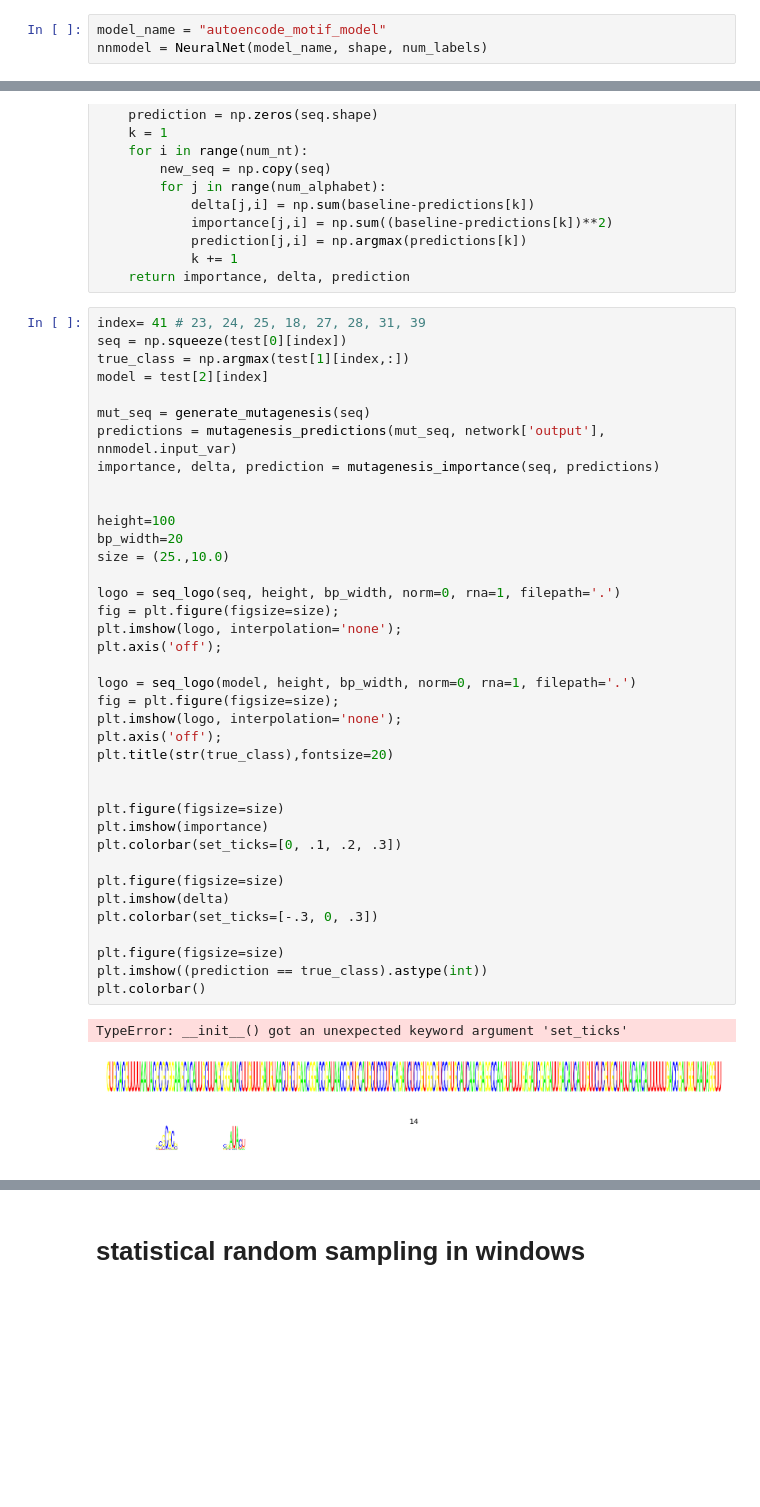
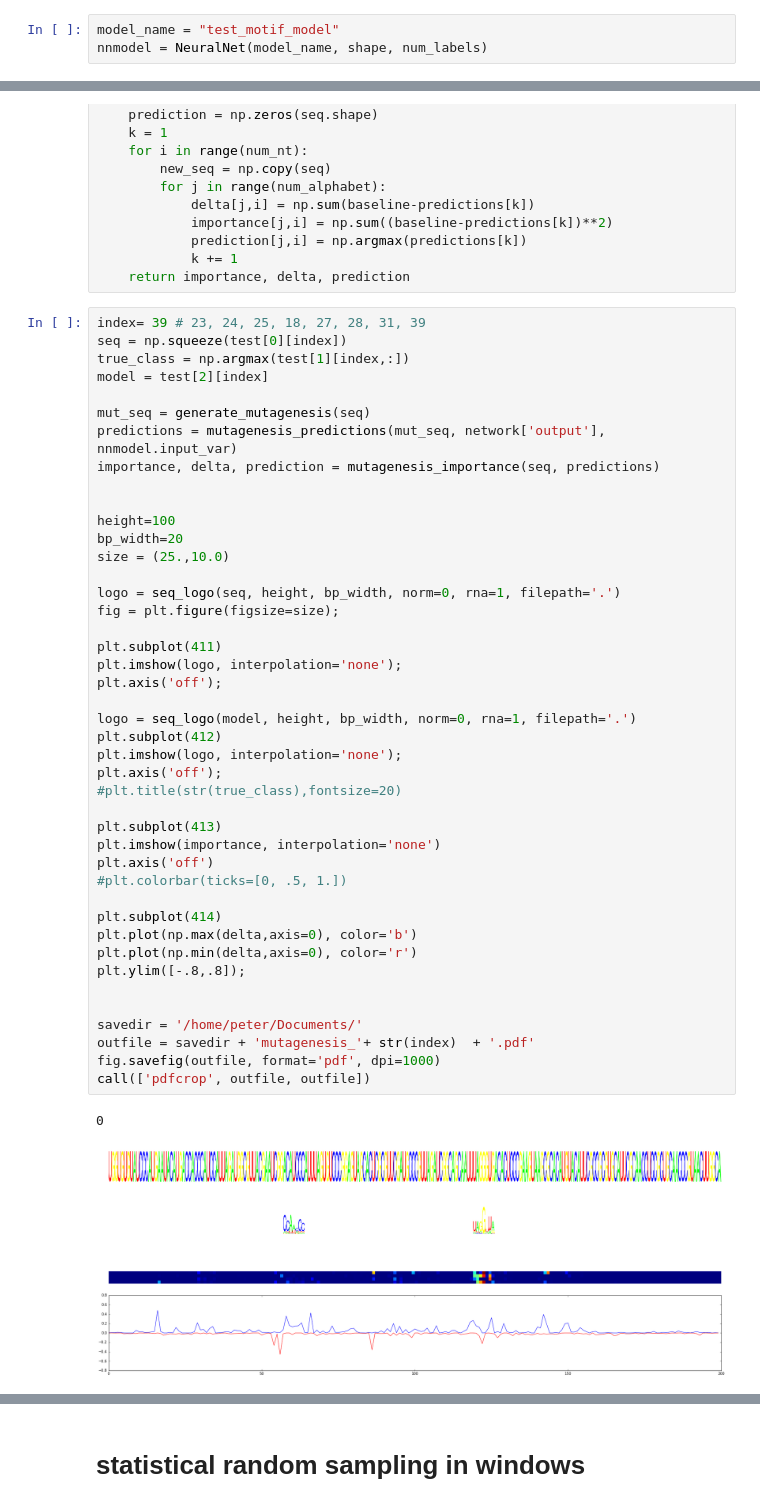
Before and after one commit to p-koo/theanomics, a Jupyter notebook: notebook/Mutagenesis.ipynb, the cells around one changed output, grey strips where cells are left out. Drawn from its saved outputs; the diff is of its cells as text; blank space fills up the shorter version.

```diff
--- a/notebook/Mutagenesis.ipynb
+++ b/notebook/Mutagenesis.ipynb
@@ -69,7 +68,7 @@ loading train data
 loading cross-validation data
 loading test data
 # %%
-model_name = "autoencode_motif_model"
+model_name = "test_motif_model"
 nnmodel = NeuralNet(model_name, shape, num_labels)
 # %%
 nnmodel = fit.train_minibatch(nnmodel, train, valid, batch_size=128, num_epochs=500,
@@ -286,44 +275,48 @@ def mutagenesis_importance(seq, predictions):
             k += 1
     return importance, delta, prediction
 # %%
-index= 41 # 23, 24, 25, 18, 27, 28, 31, 39
+index= 39 # 23, 24, 25, 18, 27, 28, 31, 39
 seq = np.squeeze(test[0][index])
 true_class = np.argmax(test[1][index,:])
 model = test[2][index]
 
 mut_seq = generate_mutagenesis(seq)
 predictions = mutagenesis_predictions(mut_seq, network['output'], nnmodel.input_var)
 importance, delta, prediction = mutagenesis_importance(seq, predictions)
 
 
 height=100
 bp_width=20
 size = (25.,10.0)
 
 logo = seq_logo(seq, height, bp_width, norm=0, rna=1, filepath='.')
 fig = plt.figure(figsize=size);
+
+plt.subplot(411)
 plt.imshow(logo, interpolation='none');
 plt.axis('off');
 
 logo = seq_logo(model, height, bp_width, norm=0, rna=1, filepath='.')
-fig = plt.figure(figsize=size);
+plt.subplot(412)
 plt.imshow(logo, interpolation='none');
 plt.axis('off');
-plt.title(str(true_class),fontsize=20)
+#plt.title(str(true_class),fontsize=20)
+
+plt.subplot(413)
+plt.imshow(importance, interpolation='none')
+plt.axis('off')
+#plt.colorbar(ticks=[0, .5, 1.])
+
+plt.subplot(414)
+plt.plot(np.max(delta,axis=0), color='b')
+plt.plot(np.min(delta,axis=0), color='r')
+plt.ylim([-.8,.8]);
 
 
-plt.figure(figsize=size)
-plt.imshow(importance)
-plt.colorbar(set_ticks=[0, .1, .2, .3])
-
-plt.figure(figsize=size)
-plt.imshow(delta)
-plt.colorbar(set_ticks=[-.3, 0, .3])
-
-plt.figure(figsize=size)
-plt.imshow((prediction == true_class).astype(int))
-plt.colorbar()
+savedir = '/home/peter/Documents/'
+outfile = savedir + 'mutagenesis_'+ str(index)  + '.pdf'
+fig.savefig(outfile, format='pdf', dpi=1000)
+call(['pdfcrop', outfile, outfile])
 # %% [output]
-TypeError: __init__() got an unexpected keyword argument 'set_ticks'
+0
-[figure, old version]
+[figure, new version]
-[figure, removed]
```
Also changed, not shown: parts of 5 cells of this notebook, 28 other files.
